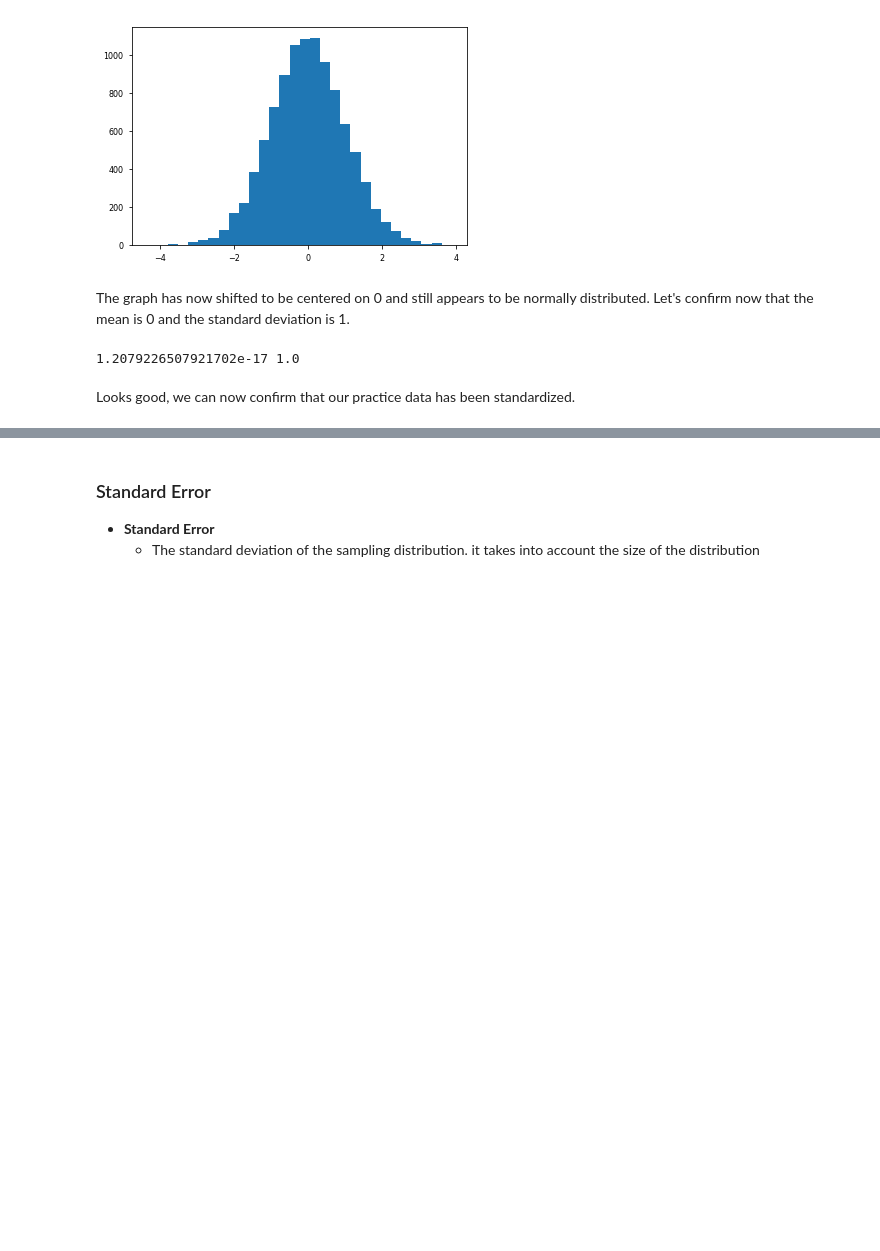
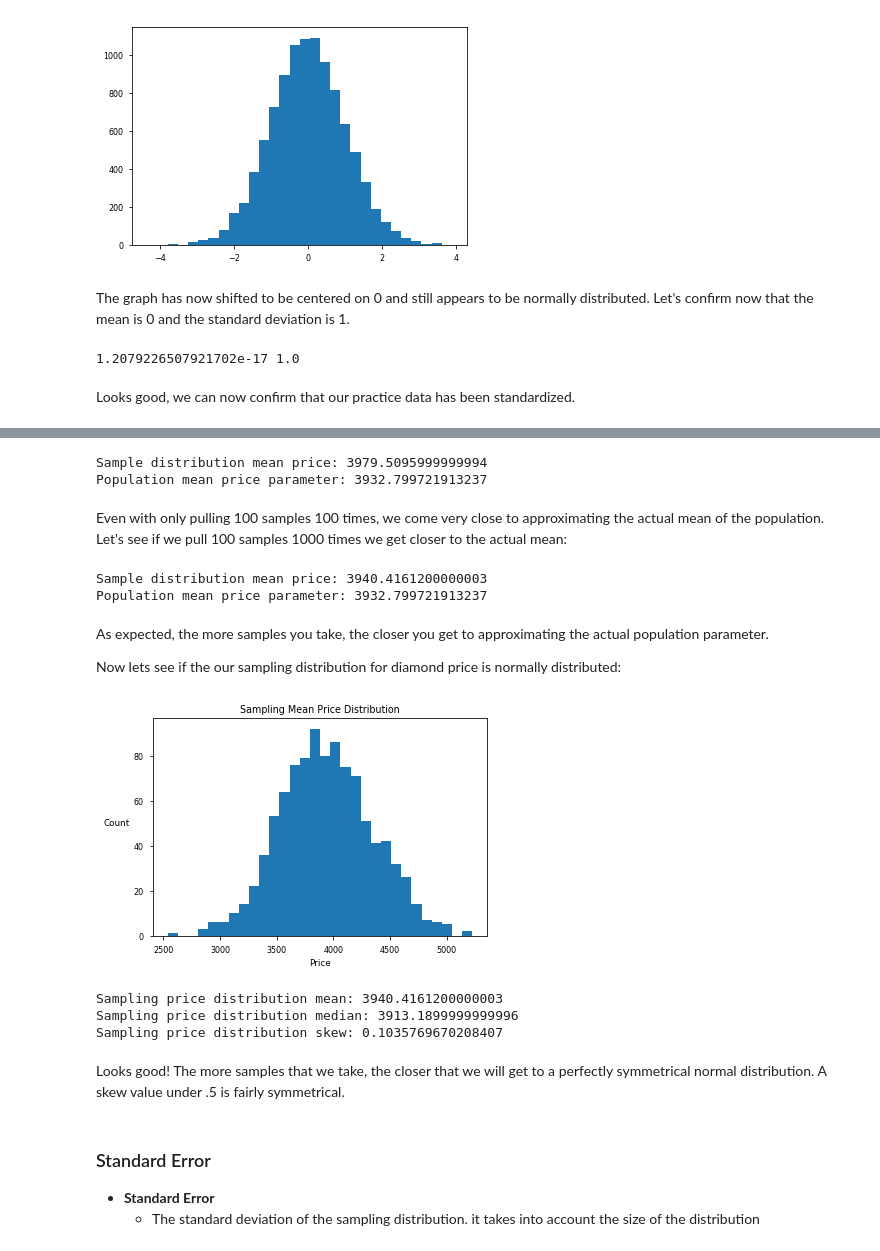
Before and after one commit to jmeguira/stats, a Jupyter notebook: stats_notebook.ipynb, the cells around one changed output, grey strips where cells are left out. Cells and saved outputs as stored; diff of their text form; code cells hidden in the pictures; blank space fills up the shorter version.

```diff
--- a/stats_notebook.ipynb
+++ b/stats_notebook.ipynb
@@ -1152,3 +1201,47 @@ Looks good, we can now confirm that our practice data has been standardized.
+# %%
+sample_price_data = []
+for i in range(100):
+    sample_price_data.append(diamonds['price'].sample(100).mean())
+print('Sample distribution mean price: ' + str(np.mean(sample_price_data)))
+print('Population mean price parameter: ' + str(diamonds['price'].mean()))
+# %% [output]
+Sample distribution mean price: 3979.5095999999994
+Population mean price parameter: 3932.799721913237
+# %% [markdown]
+Even with only pulling 100 samples 100 times, we come very close to approximating the actual mean of the population. Let's see if we pull 100 samples 1000 times we get closer to the actual mean:
+# %%
+sample_price_data = []
+for i in range(1000):
+    sample_price_data.append(diamonds['price'].sample(100).mean())
+print('Sample distribution mean price: ' + str(np.mean(sample_price_data)))
+print('Population mean price parameter: ' + str(diamonds['price'].mean()))
+# %% [output]
+Sample distribution mean price: 3940.4161200000003
+Population mean price parameter: 3932.799721913237
+# %% [markdown]
+As expected, the more samples you take, the closer you get to approximating the actual population parameter.
+
+Now lets see if the our sampling distribution for diamond price is normally distributed:
+# %%
+plt.hist(sample_price_data, bins = 30)
+plt.xlabel('Price')
+plt.ylabel('Count', ha = 'right', rotation = 0)
+plt.title('Sampling Mean Price Distribution')
+plt.show()
+# %% [output]
+[figure, added]
+# %%
+from scipy.stats import skew
+
+print('Sampling price distribution mean: ' + str(np.mean(sample_price_data)))
+print('Sampling price distribution median: ' + str(np.median(sample_price_data)))
+print('Sampling price distribution skew: ' + str(skew(sample_price_data)))
+# %% [output]
+Sampling price distribution mean: 3940.4161200000003
+Sampling price distribution median: 3913.1899999999996
+Sampling price distribution skew: 0.1035769670208407
+# %% [markdown]
+Looks good! The more samples that we take, the closer that we will get to a perfectly symmetrical normal distribution. A skew value under .5 is fairly symmetrical.
 # %% [markdown]
 <a id='s6_5'></a>
 ### Standard Error
```
Also changed, not shown: parts of 7 cells of this notebook.
